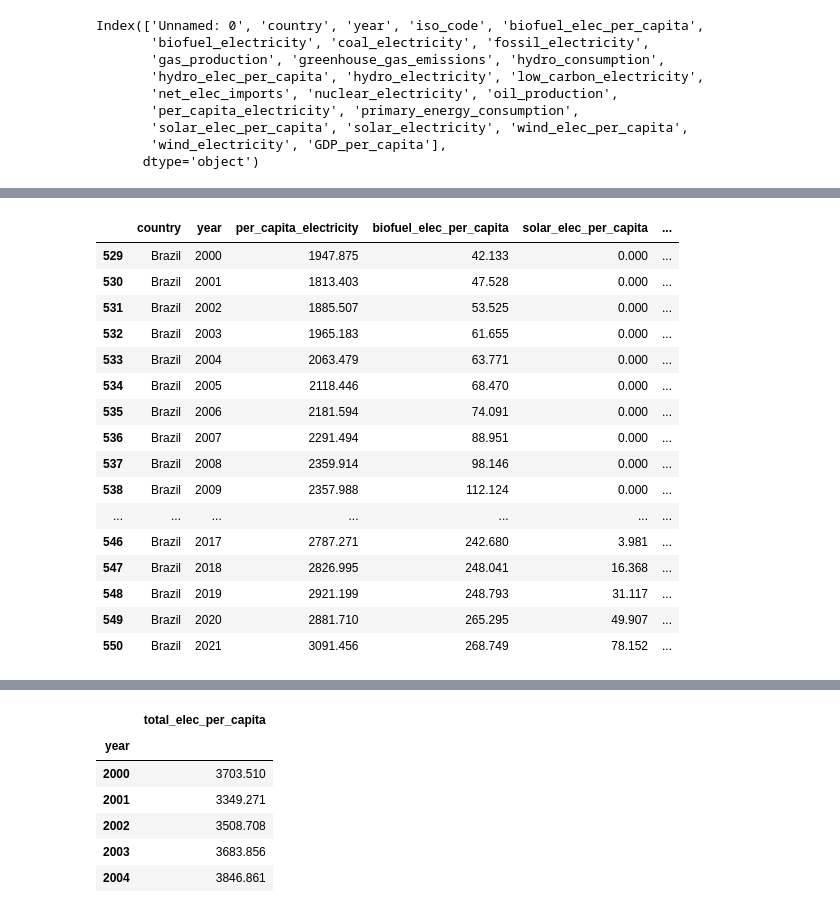
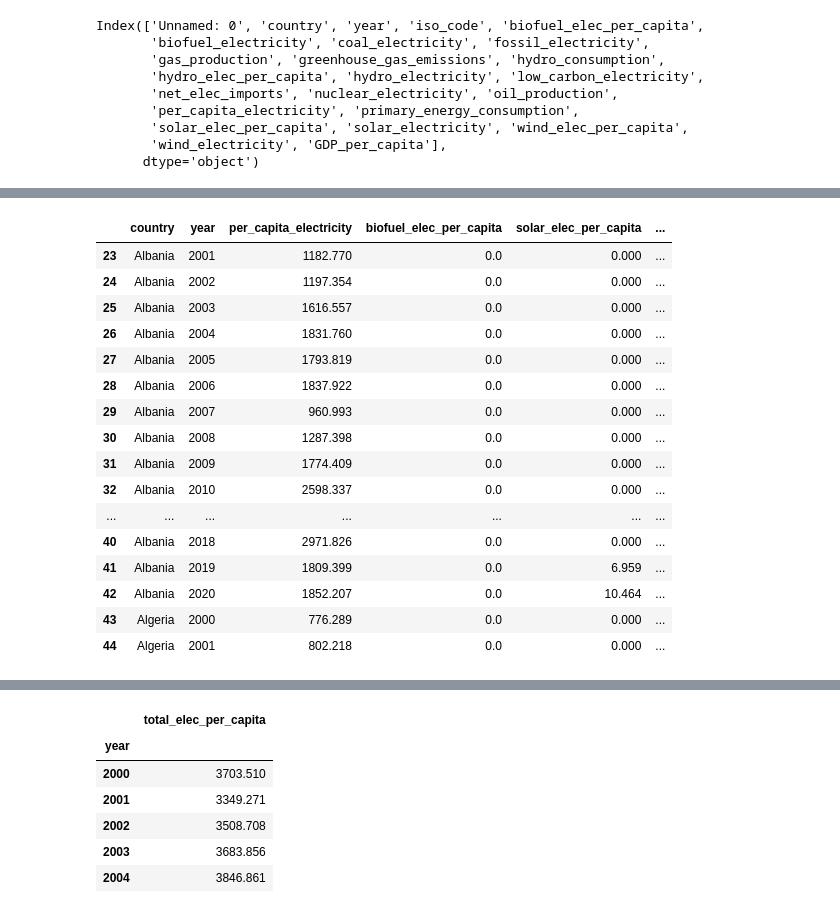
Before and after one commit to up841068/energy-economic-growth, a Jupyter notebook: model/timeseries_model.ipynb, the cells around one changed output, grey strips where cells are left out. Drawn from its saved outputs; the diff is of its cells as text; code cells hidden in the pictures.

```diff
--- a/model/timeseries_model.ipynb
+++ b/model/timeseries_model.ipynb
@@ -27,35 +49,35 @@ Index(['Unnamed: 0', 'country', 'year', 'iso_code', 'biofuel_elec_per_capita',
 # %%
 df = pd.read_csv('tmp_timeseries_dataset.csv')
 df = df[['country',
          'year',
          'per_capita_electricity',
          'biofuel_elec_per_capita',
          'solar_elec_per_capita',
          'hydro_elec_per_capita',
          'wind_elec_per_capita',
          'GDP_per_capita']]
 
-country_index = 23
+country_index = 1
 df = df.iloc[23*country_index:23*country_index+22,:]
 df
 # %% [output]
 |  | country | year | per_capita_electricity | biofuel_elec_per_capita | solar_elec_per_capita | ... |
-| 529 | Brazil | 2000 | 1947.875 | 42.133 | 0.000 | ... |
-| 530 | Brazil | 2001 | 1813.403 | 47.528 | 0.000 | ... |
-| 531 | Brazil | 2002 | 1885.507 | 53.525 | 0.000 | ... |
-| 532 | Brazil | 2003 | 1965.183 | 61.655 | 0.000 | ... |
-| 533 | Brazil | 2004 | 2063.479 | 63.771 | 0.000 | ... |
-| 534 | Brazil | 2005 | 2118.446 | 68.470 | 0.000 | ... |
-| 535 | Brazil | 2006 | 2181.594 | 74.091 | 0.000 | ... |
-| 536 | Brazil | 2007 | 2291.494 | 88.951 | 0.000 | ... |
-| 537 | Brazil | 2008 | 2359.914 | 98.146 | 0.000 | ... |
-| 538 | Brazil | 2009 | 2357.988 | 112.124 | 0.000 | ... |
+| 23 | Albania | 2001 | 1182.770 | 0.0 | 0.000 | ... |
+| 24 | Albania | 2002 | 1197.354 | 0.0 | 0.000 | ... |
+| 25 | Albania | 2003 | 1616.557 | 0.0 | 0.000 | ... |
+| 26 | Albania | 2004 | 1831.760 | 0.0 | 0.000 | ... |
+| 27 | Albania | 2005 | 1793.819 | 0.0 | 0.000 | ... |
+| 28 | Albania | 2006 | 1837.922 | 0.0 | 0.000 | ... |
+| 29 | Albania | 2007 | 960.993 | 0.0 | 0.000 | ... |
+| 30 | Albania | 2008 | 1287.398 | 0.0 | 0.000 | ... |
+| 31 | Albania | 2009 | 1774.409 | 0.0 | 0.000 | ... |
+| 32 | Albania | 2010 | 2598.337 | 0.0 | 0.000 | ... |
 | ... | ... | ... | ... | ... | ... | ... |
-| 546 | Brazil | 2017 | 2787.271 | 242.680 | 3.981 | ... |
-| 547 | Brazil | 2018 | 2826.995 | 248.041 | 16.368 | ... |
-| 548 | Brazil | 2019 | 2921.199 | 248.793 | 31.117 | ... |
-| 549 | Brazil | 2020 | 2881.710 | 265.295 | 49.907 | ... |
-| 550 | Brazil | 2021 | 3091.456 | 268.749 | 78.152 | ... |
+| 40 | Albania | 2018 | 2971.826 | 0.0 | 0.000 | ... |
+| 41 | Albania | 2019 | 1809.399 | 0.0 | 6.959 | ... |
+| 42 | Albania | 2020 | 1852.207 | 0.0 | 10.464 | ... |
+| 43 | Algeria | 2000 | 776.289 | 0.0 | 0.000 | ... |
+| 44 | Algeria | 2001 | 802.218 | 0.0 | 0.000 | ... |
 # %%
 df.info()
 # %% [output]
```
Also changed, not shown: parts of 1 cell of this notebook.
